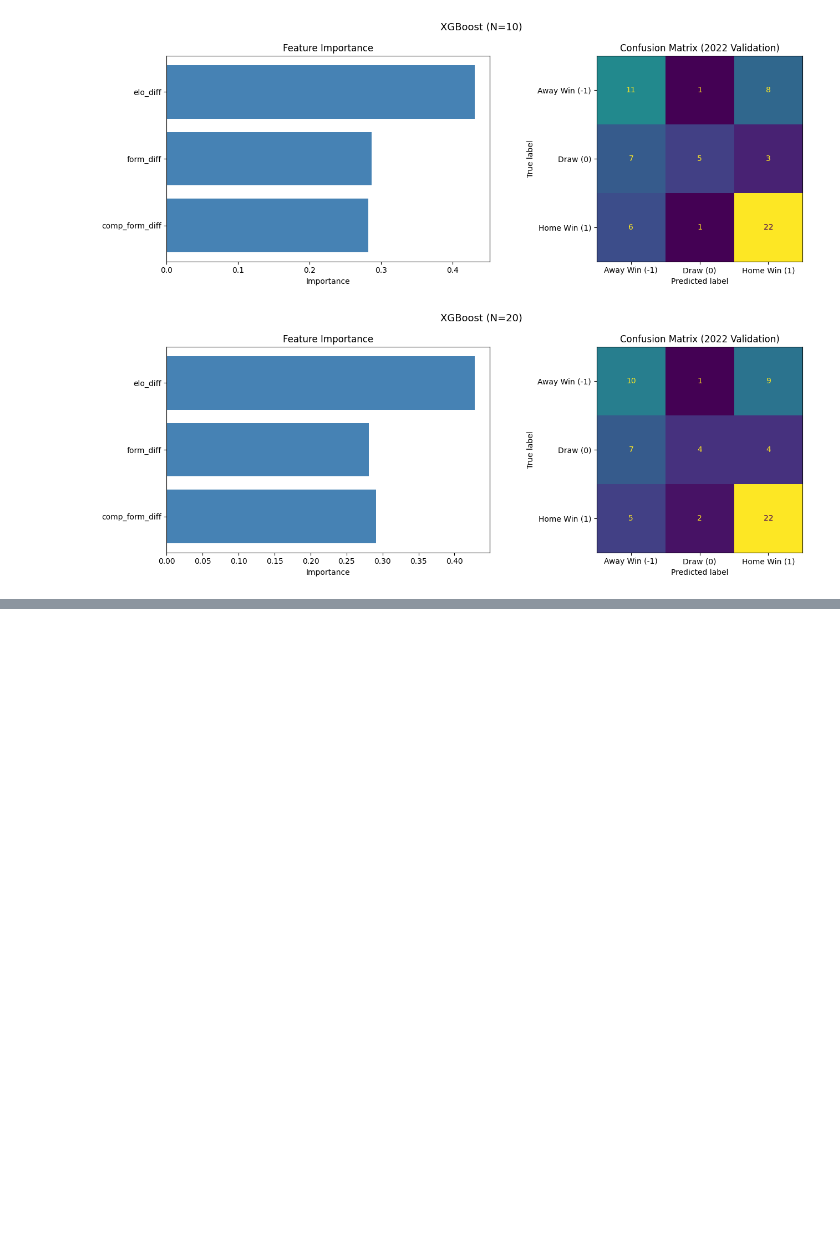
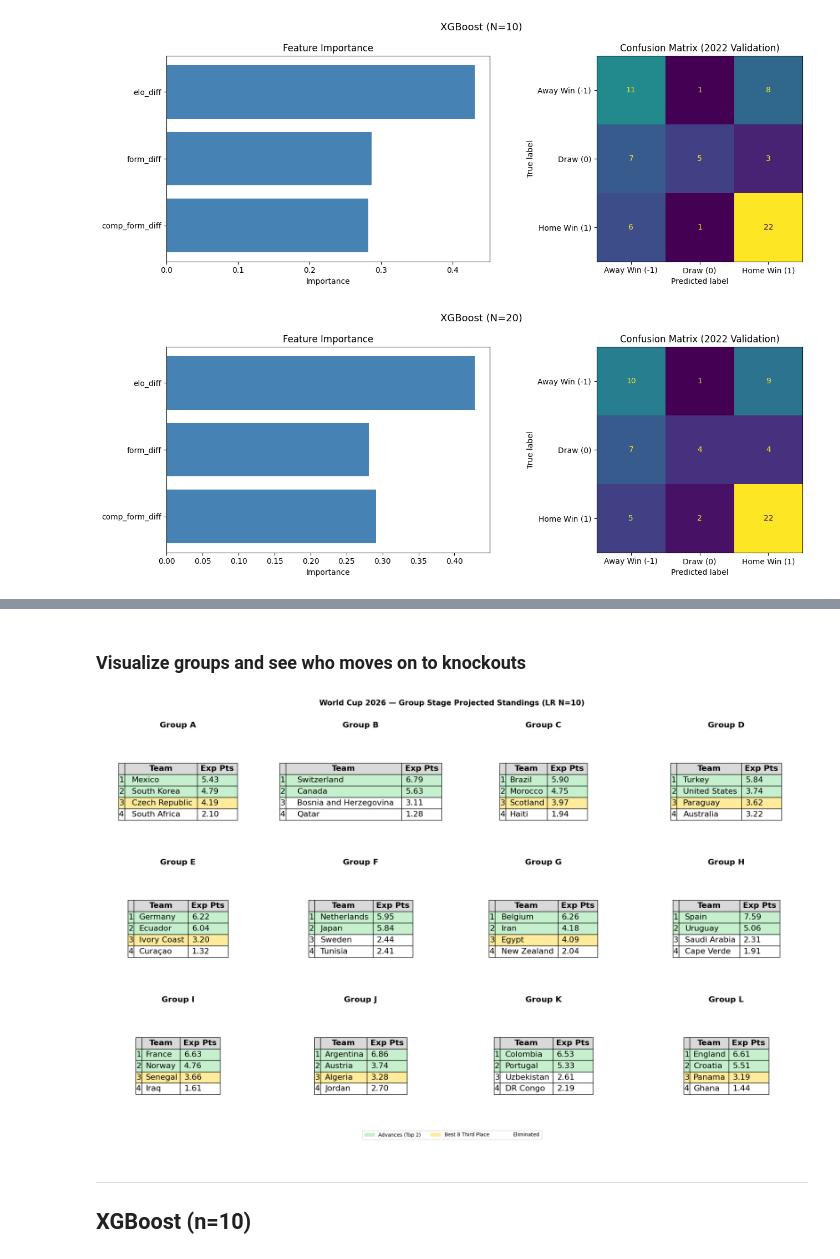
Before and after one commit to StefanIlic1/world-cup-predictions, a Jupyter notebook: src/04_simulation.ipynb, the cells around one changed output, grey strips where cells are left out. Saved outputs shown, nothing was run; the diff lists cells and outputs as text; code cells hidden in the pictures; blank space fills up the shorter version.

Commit message:
make group stage predictions for 3 models

```diff
--- a/src/04_simulation.ipynb
+++ b/src/04_simulation.ipynb
@@ -223,0 +221,70 @@ Group B
+# %% [markdown]
+### Visualize groups and see who moves on to knockouts
+# %%
+import matplotlib.patches as mpatches
+
+# Find the 3rd place team from each group and rank them
+third_place = []
+for g, table in group_tables_lr.items():
+    row = table.iloc[2]
+    third_place.append({'group': g, 'team': row['team'], 'expected_pts': row['expected_pts']})
+
+third_place_df = pd.DataFrame(third_place).sort_values('expected_pts', ascending=False).reset_index(drop=True)
+best_8_third = set(third_place_df.head(8)['team'])
+
+COLOR_GREEN  = '#c6efce'
+COLOR_YELLOW = '#ffeb9c'
+COLOR_WHITE  = '#ffffff'
+COLOR_GRAY   = '#d9d9d9'
+
+fig, axes = plt.subplots(3, 4, figsize=(20, 12))
+fig.suptitle('World Cup 2026 — Group Stage Projected Standings (LR N=10)', fontsize=15, fontweight='bold', y=1.01)
+
+for idx, g in enumerate(GROUPS):
+    ax = axes[idx // 4][idx % 4]
+    ax.axis('off')
+    ax.set_title(f'Group {g}', fontweight='bold', fontsize=16, pad=4)
+
+    table = group_tables_lr[g]
+    cell_text, cell_colors = [], []
+
+    for rank, row in table.iterrows():
+        team, pts = row['team'], row['expected_pts']
+        if rank <= 2:
+            bg = COLOR_GREEN
+        elif team in best_8_third:
+            bg = COLOR_YELLOW
+        else:
+            bg = COLOR_WHITE
+        cell_text.append([str(rank), team, f'{pts:.2f}'])
+        cell_colors.append([bg, bg, bg])
+
+    tbl = ax.table(
+        cellText=cell_text,
+        colLabels=['', 'Team', 'Exp Pts'],
+        cellColours=cell_colors,
+        cellLoc='left',
+        loc='center',
+    )
+    tbl.auto_set_font_size(False)
+    tbl.set_fontsize(16)
+    tbl.scale(1, 1.5)
+    for j in range(3):
+        tbl[(0, j)].set_text_props(fontweight='bold')
+        tbl[(0, j)].set_facecolor(COLOR_GRAY)
+    tbl.auto_set_column_width([0, 1, 2])
+
+legend_patches = [
+    mpatches.Patch(color=COLOR_GREEN,  label='Advances (Top 2)'),
+    mpatches.Patch(color=COLOR_YELLOW, label='Best 8 Third Place'),
+    mpatches.Patch(color=COLOR_WHITE,  label='Eliminated'),
+]
+fig.legend(handles=legend_patches, loc='lower center', ncol=3, fontsize=10, frameon=True, bbox_to_anchor=(0.5, -0.02))
+
+plt.tight_layout()
+plt.show()
+# %% [output]
+[figure, added]
+# %% [markdown]
+---
+## XGBoost (n=10)
```
Also changed, not shown: parts of 8 cells of this notebook.
